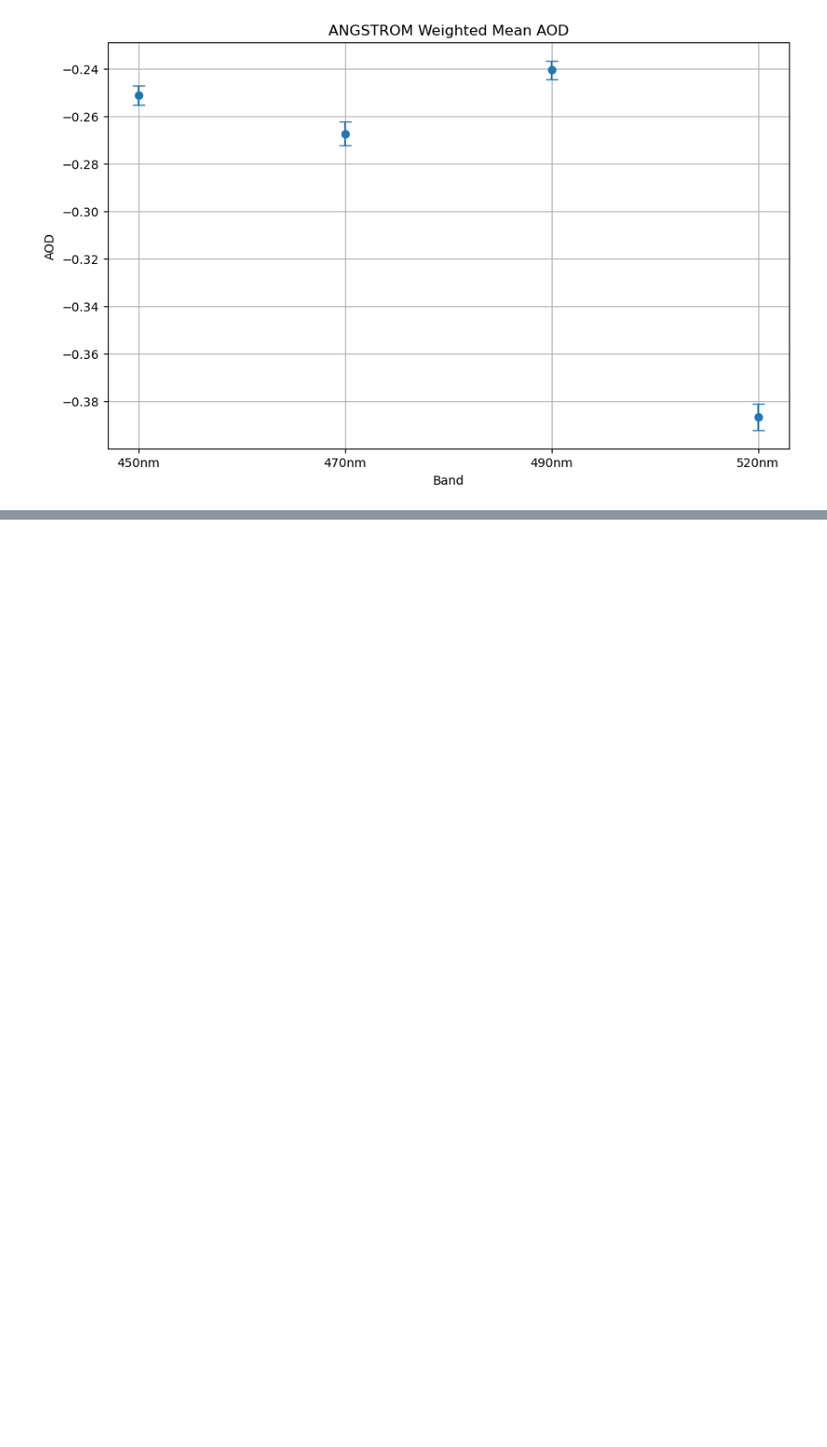
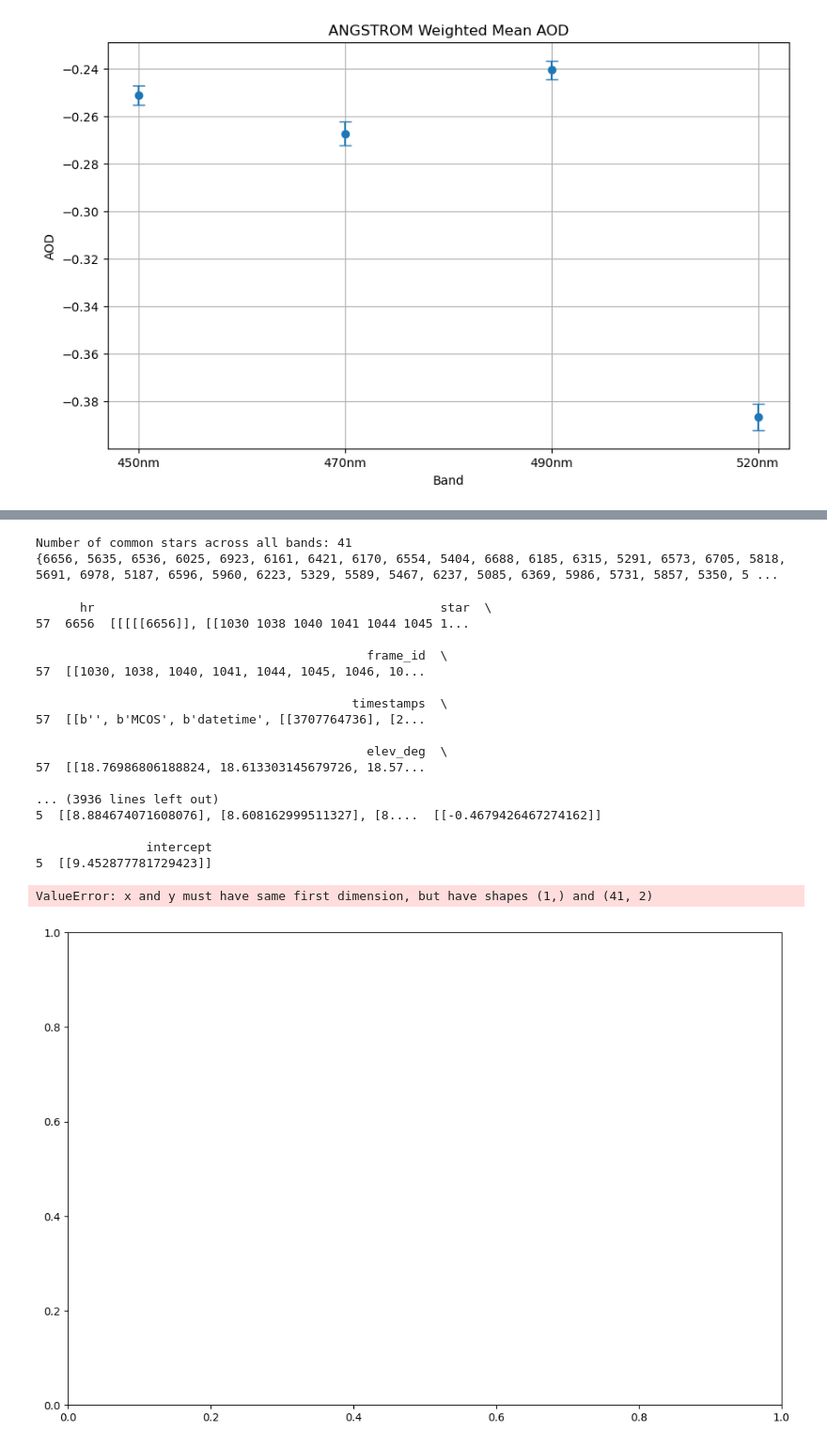
Before and after one commit to jtobs1/angstrom_plots, a Jupyter notebook: langley_star_filter.ipynb, the cells around one changed output, grey strips where cells are left out. Shown at 94% size. Saved outputs shown, nothing was run; the diff lists cells and outputs as text; code cells hidden in the pictures; blank space fills up the shorter version.

```diff
--- a/langley_star_filter.ipynb
+++ b/langley_star_filter.ipynb
@@ -104,0 +128,53 @@ plt.grid()
+# %%
+# Loop through each band and find common stars
+common_stars = set(bands[0]['hr'])
+
+for band in bands[1:]:
+    common_stars.intersection_update(set(band['hr']))
+
+print(f"Number of common stars across all bands: {len(common_stars)}")
+print(common_stars)
+# %% [output]
+Number of common stars across all bands: 41
+{6656, 5635, 6536, 6025, 6923, 6161, 6421, 6170, 6554, 5404, 6688, 6185, 6315, 5291, 6573, 6705, 5818, 5691, 6978, 5187, 6596, 5960, 6223, 5329, 5589, 5467, 6237, 5085, 6369, 5986, 5731, 5857, 5350, 5 ...
+# %%
+# Plot the AOD values for the common stars across all bands
+plt.figure(figsize=(12, 8))
+
+for band, name in zip(bands, band_name):
+    common_aod = []
+    for star_id in common_stars:
+        group = band[band['hr'] == star_id]
+
+        x = group['airmass'].values[0].T[0]
+        y = group['log_DN'].values[0].T[0]
+
+        p, cov = np.polyfit(x, y, 1, cov=True)
+
+        m = p[0]
+        sigma_m = np.sqrt(cov[0,0])
+
+        common_aod.append((m, sigma_m))
+
+# NOTE: some kind of error here!
+plt.plot(common_stars, common_aod, label=name)
+# %% [output]
+      hr                                               star  \
+57  6656  [[[[[6656]], [[1030 1038 1040 1041 1044 1045 1...
+
+                                             frame_id  \
+57  [[1030, 1038, 1040, 1041, 1044, 1045, 1046, 10...
+
+                                           timestamps  \
+57  [[b'', b'MCOS', b'datetime', [[3707764736], [2...
+
+                                             elev_deg  \
+57  [[18.76986806188824, 18.613303145679726, 18.57...
+
+... (3936 lines left out)
+5  [[8.884674071608076], [8.608162999511327], [8....  [[-0.4679426467274162]]
+
+               intercept
+5  [[9.452877781729423]]
+ValueError: x and y must have same first dimension, but have shapes (1,) and (41, 2)
+[figure, added]
```
Also changed, not shown: parts of 3 cells of this notebook.
